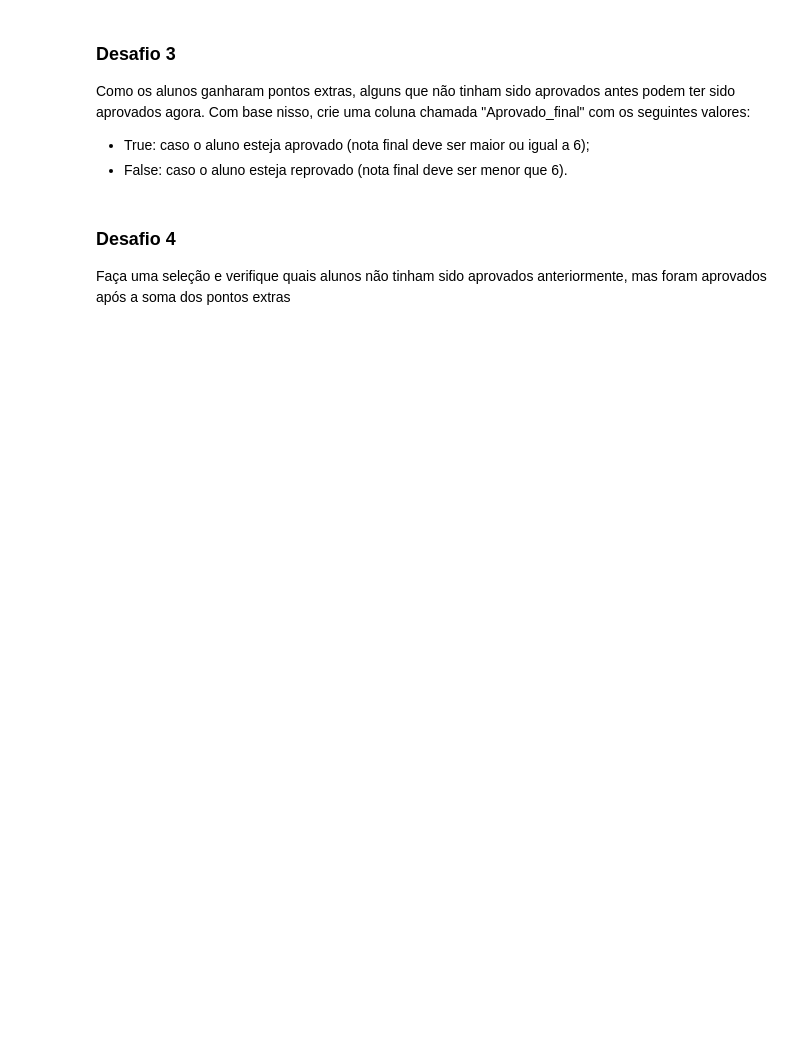
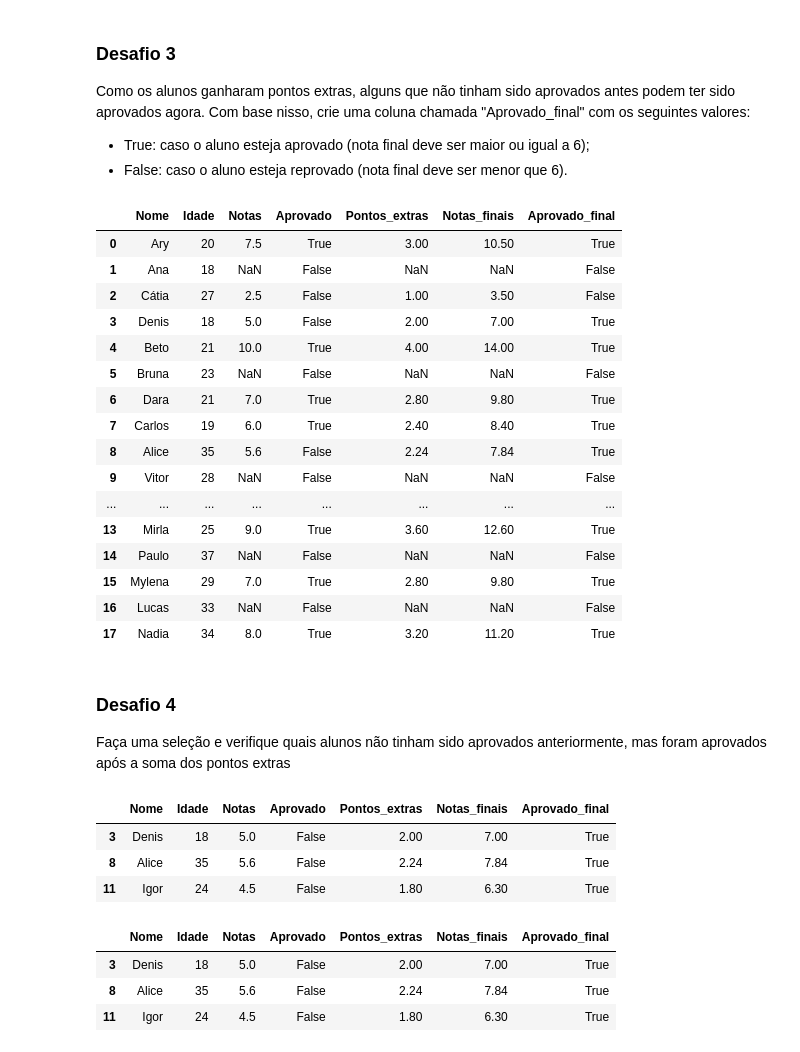
Before and after one commit to alyssonhyago/Cursos_Alura, a Jupyter notebook: Python_Data_Science/Pandas/desafios.ipynb, the cells around one changed output. Drawn from its saved outputs; the diff is of its cells as text; code cells hidden in the pictures; blank space fills up the shorter version.

Commit message:
Curso completo

```diff
--- a/Python_Data_Science/Pandas/desafios.ipynb
+++ b/Python_Data_Science/Pandas/desafios.ipynb
@@ -260,0 +368,6 @@ Importe novamente o arquivo [**alunos.csv**](https://raw.githubusercontent.com/a
+# %%
+# Importando novamente os dados
+url =  'https://raw.githubusercontent.com/alura-cursos/pandas-conhecendo-a-biblioteca/main/desafios/alunos.csv'
+
+dados = pd.read_csv(url)
+dados.head()
@@ -261,3 +381,6 @@ Importe novamente o arquivo [**alunos.csv**](https://raw.githubusercontent.com/a
 # %% [markdown]
 ### Desafio 1
 Os alunos participaram de uma atividade extracurricular e ganharam pontos extras. Esses pontos extras correspondem a 40% da nota atual de cada um deles. Com base nisso, crie uma coluna chamada "Pontos_extras" que contenha os pontos extras de cada aluno, ou seja, 40% da nota atual deles
+# %%
+dados['Pontos_extras'] = dados['Notas'].apply(lambda x: x*0.4)
+dados
@@ -264,3 +405,6 @@ Os alunos participaram de uma atividade extracurricular e ganharam pontos extras
 # %% [markdown]
 ### Desafio 2
 Crie mais uma coluna, chamada "Notas_finais" que possua as notas de cada aluno somada com os pontos extras
+# %%
+dados['Notas_finais'] = dados['Notas'] + dados['Pontos_extras']
+dados
@@ -270,6 +432,42 @@ Como os alunos ganharam pontos extras, alguns que não tinham sido aprovados ant
 
 * True: caso o aluno esteja aprovado (nota final deve ser maior ou igual a 6);
 * False: caso o aluno esteja reprovado (nota final deve ser menor que 6).
+# %%
+dados['Aprovado_final'] = dados['Notas_finais'].apply(lambda x: True if x >= 6 else False)
+dados
+# %% [output]
+|  | Nome | Idade | Notas | Aprovado | Pontos_extras | Notas_finais | Aprovado_final |
+| 0 | Ary | 20 | 7.5 | True | 3.00 | 10.50 | True |
+| 1 | Ana | 18 | NaN | False | NaN | NaN | False |
+| 2 | Cátia | 27 | 2.5 | False | 1.00 | 3.50 | False |
+| 3 | Denis | 18 | 5.0 | False | 2.00 | 7.00 | True |
+| 4 | Beto | 21 | 10.0 | True | 4.00 | 14.00 | True |
+| 5 | Bruna | 23 | NaN | False | NaN | NaN | False |
+| 6 | Dara | 21 | 7.0 | True | 2.80 | 9.80 | True |
+| 7 | Carlos | 19 | 6.0 | True | 2.40 | 8.40 | True |
+| 8 | Alice | 35 | 5.6 | False | 2.24 | 7.84 | True |
+| 9 | Vitor | 28 | NaN | False | NaN | NaN | False |
+| ... | ... | ... | ... | ... | ... | ... | ... |
+| 13 | Mirla | 25 | 9.0 | True | 3.60 | 12.60 | True |
+| 14 | Paulo | 37 | NaN | False | NaN | NaN | False |
+| 15 | Mylena | 29 | 7.0 | True | 2.80 | 9.80 | True |
+| 16 | Lucas | 33 | NaN | False | NaN | NaN | False |
+| 17 | Nadia | 34 | 8.0 | True | 3.20 | 11.20 | True |
 # %% [markdown]
 ### Desafio 4
 Faça uma seleção e verifique quais alunos não tinham sido aprovados anteriormente, mas foram aprovados após a soma dos pontos extras
+# %%
+dados.query('Aprovado == False & Aprovado_final == True')
+# %% [output]
+|  | Nome | Idade | Notas | Aprovado | Pontos_extras | Notas_finais | Aprovado_final |
+| 3 | Denis | 18 | 5.0 | False | 2.00 | 7.00 | True |
+| 8 | Alice | 35 | 5.6 | False | 2.24 | 7.84 | True |
+| 11 | Igor | 24 | 4.5 | False | 1.80 | 6.30 | True |
+# %%
+selecao = (dados['Aprovado'] == False) & (dados['Aprovado_final'] == True)
+dados[selecao]
+# %% [output]
+|  | Nome | Idade | Notas | Aprovado | Pontos_extras | Notas_finais | Aprovado_final |
+| 3 | Denis | 18 | 5.0 | False | 2.00 | 7.00 | True |
+| 8 | Alice | 35 | 5.6 | False | 2.24 | 7.84 | True |
+| 11 | Igor | 24 | 4.5 | False | 1.80 | 6.30 | True |
```
Also changed, not shown: parts of 17 cells of this notebook, 4 other files.
